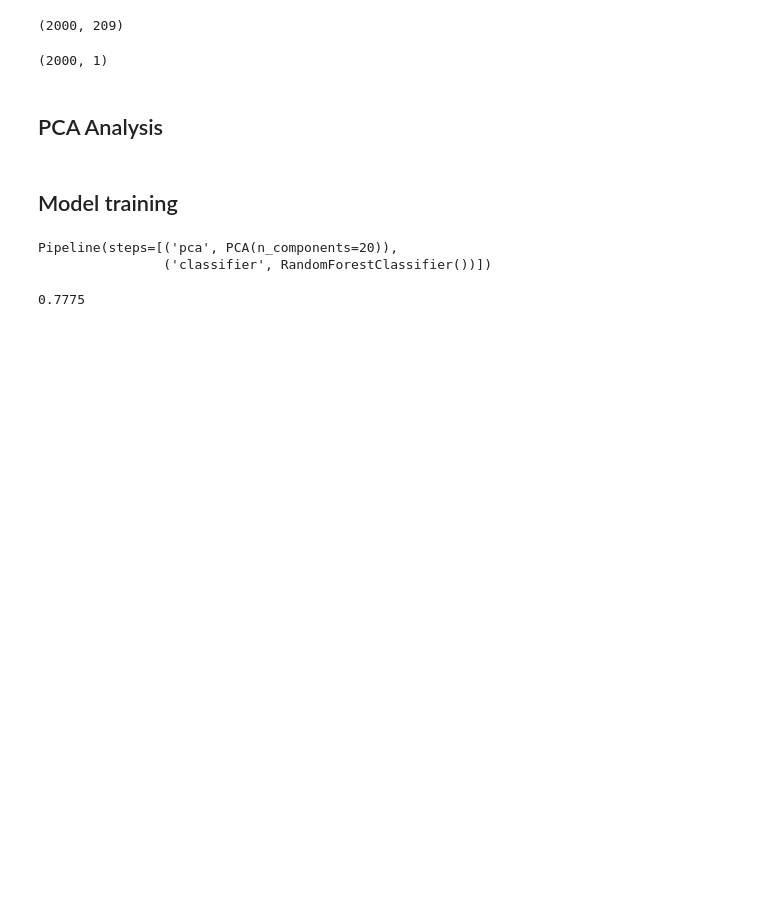
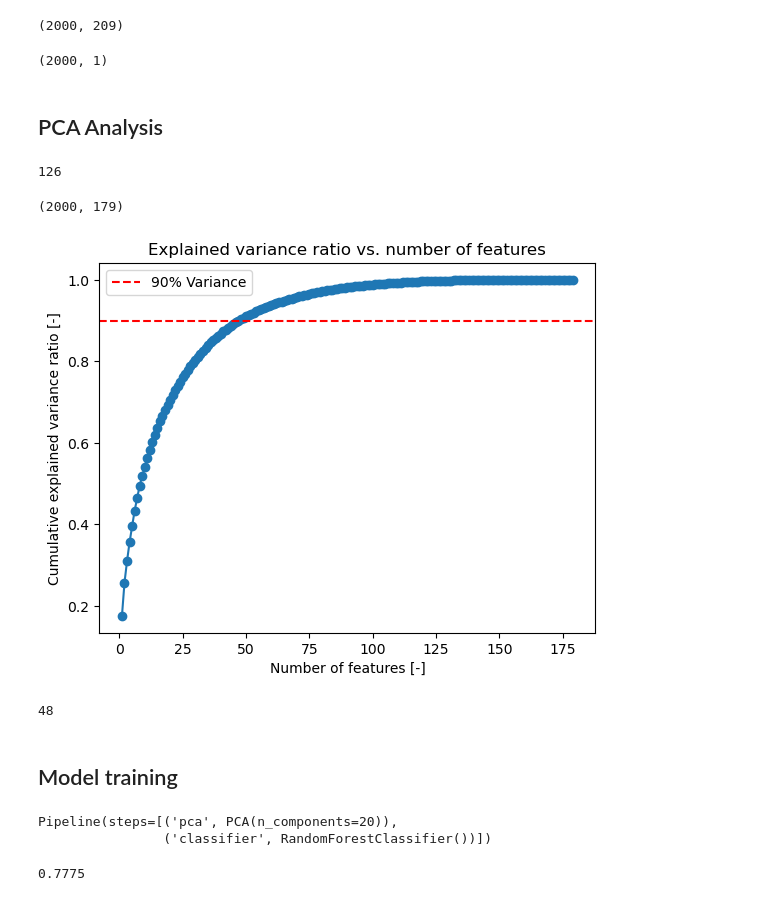
Before and after one commit to jespervh19/8CC00Code, a Jupyter notebook: GroupAssignment/Group_assignment_notebook.ipynb, the cells around one changed output. Saved outputs shown, nothing was run; the diff lists cells and outputs as text; code cells hidden in the pictures; blank space fills up the shorter version.

Commit message:
pca partyly added and added function in dataloaders.py to retrieve dataframe instead of array

```diff
--- a/GroupAssignment/Group_assignment_notebook.ipynb
+++ b/GroupAssignment/Group_assignment_notebook.ipynb
@@ -30,3 +39,71 @@ labels.shape
+# %%
+df_descriptors = dataloader.get_molecular_descriptors_dataframe()
+# %%
+# df_descriptors.head()
+corr_matrix = df_descriptors.corr()
+
+# Create an empty list to store the highly correlated pairs
+highly_correlated_pairs = []
+
+# Loop through the correlation matrix and find pairs with correlations higher than 0.9
+for i in range(len(corr_matrix.columns)):
+    for j in range(i + 1, len(corr_matrix.columns)):
+        if corr_matrix.iloc[i, j] > 0.9:
+            # Add the pair of column names to the list
+            pair = (corr_matrix.columns[i], corr_matrix.columns[j])
+            highly_correlated_pairs.append(pair)
+
+# Print the list of highly correlated pairs
+len(highly_correlated_pairs)
+# %% [output]
+126
+# %%
+# Create a set to keep track of columns to delete
+columns_to_delete = set()
+
+# Delete one column from each correlated pair
+for pair in highly_correlated_pairs:
+    column1, column2 = pair
+    if column1 not in columns_to_delete:
+        columns_to_delete.add(column2)
+    elif column2 not in columns_to_delete:
+        columns_to_delete.add(column1)
+
+len(list(columns_to_delete))
+
+# Delete the columns from the original DataFrame
+df_descriptors = df_descriptors.drop(columns=list(columns_to_delete))
+
+
+# Print the modified DataFrame
+df_descriptors.shape
+# %% [output]
+(2000, 179)
+# %%
+PCA_data = df_descriptors.copy()
+scaler = MinMaxScaler()
+PCA_data_scaled = scaler.fit_transform(PCA_data)
+# %%
+pca = PCA()
+pca.fit(PCA_data_scaled)
+
+# Calculation of cumulative explained variance ratio
+cumulative_var_ratio = np.cumsum(pca.explained_variance_ratio_)
+
+plt.plot(range(1, len(cumulative_var_ratio) + 1), cumulative_var_ratio, marker='o')
+plt.xlabel('Number of features [-]')
+plt.ylabel('Cumulative explained variance ratio [-]')
+plt.title('Explained variance ratio vs. number of features')
+plt.axhline(y=0.9, color='r', linestyle='--', label='90% Variance')
+plt.legend()
+plt.savefig('Explained_variance.png', dpi=1000)
+plt.show()
+
+num_components = np.argmax(cumulative_var_ratio >= 0.9) + 1
+print(num_components)
+# %% [output]
+[figure, added]
+48
 # %% [markdown]
 ## Model training
 # %%
```
Also changed, not shown: parts of 1 cell of this notebook, 1 other file.
